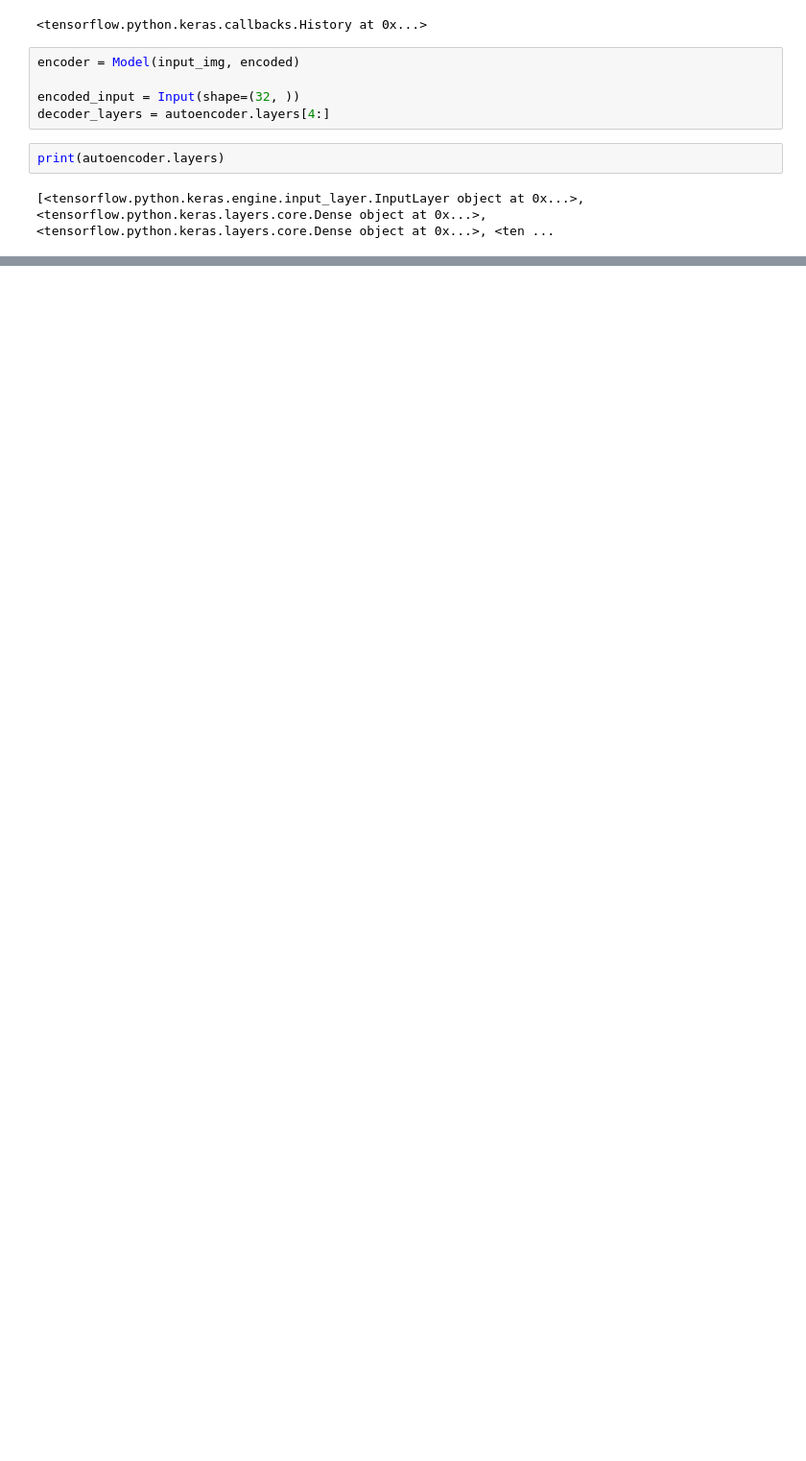
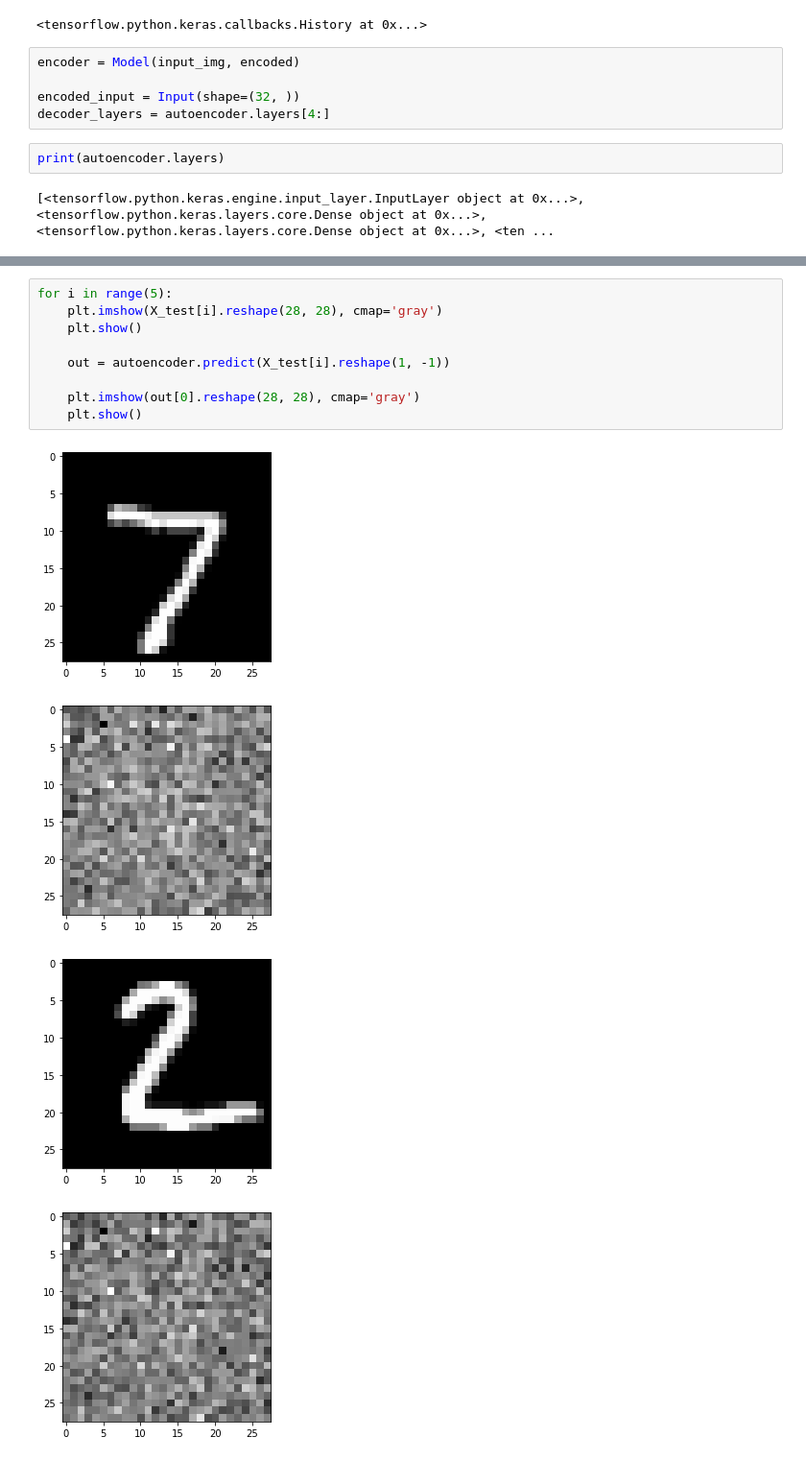
Before and after one commit to Jagannath7/ML-Revision, a Jupyter notebook: AutoEncoder/Autoencoder.ipynb, the cells around one changed output, grey strips where cells are left out. Shown: that part at 96% size. Saved outputs shown, nothing was run; the diff lists cells and outputs as text; blank space fills up the shorter version.

Commit message:
compiled autoencoder

```diff
--- a/AutoEncoder/Autoencoder.ipynb
+++ b/AutoEncoder/Autoencoder.ipynb
@@ -95,0 +101,14 @@ print(autoencoder.layers)
+# %%
+for i in range(5):
+    plt.imshow(X_test[i].reshape(28, 28), cmap='gray')
+    plt.show()
+
+    out = autoencoder.predict(X_test[i].reshape(1, -1))
+
+    plt.imshow(out[0].reshape(28, 28), cmap='gray')
+    plt.show()
+# %% [output]
+[figure, added]
+[figure, added]
+[figure, added]
+[figure, added]
```
Also changed, not shown: parts of 4 cells of this notebook.
